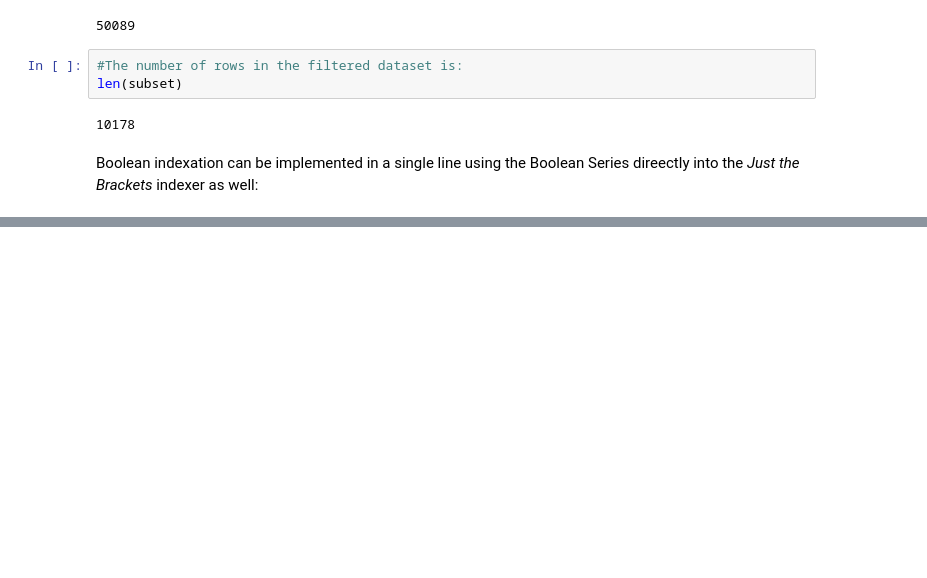
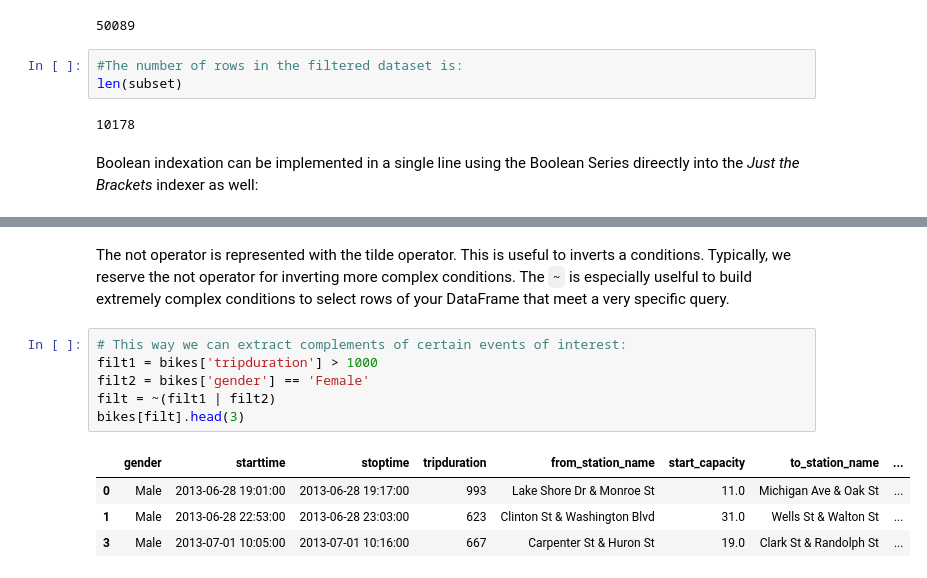
Before and after one commit to bizzaccelerator/Data-Science-Study-Notes, a Jupyter notebook: 3. Data managing using Pandas - Part 2.ipynb, the cells around one changed output, grey strips where cells are left out. Drawn from its saved outputs; the diff is of its cells as text; blank space fills up the shorter version.

```diff
--- a/3. Data managing using Pandas - Part 2.ipynb
+++ b/3. Data managing using Pandas - Part 2.ipynb
@@ -352,0 +381,13 @@ bikes[bikes['tripduration'] > 1000].head()
+# %% [markdown]
+The not operator is represented with the tilde operator. This is useful to inverts a conditions. Typically, we reserve the not operator for inverting more complex conditions. The `~` is especially uselful to build extremely complex conditions to select rows of your DataFrame that meet a very specific query.
+# %%
+# This way we can extract complements of certain events of interest:
+filt1 = bikes['tripduration'] > 1000
+filt2 = bikes['gender'] == 'Female'
+filt = ~(filt1 | filt2)
+bikes[filt].head(3)
+# %% [output]
+|  | gender | starttime | stoptime | tripduration | from_station_name | start_capacity | to_station_name | ... |
+| 0 | Male | 2013-06-28 19:01:00 | 2013-06-28 19:17:00 | 993 | Lake Shore Dr & Monroe St | 11.0 | Michigan Ave & Oak St | ... |
+| 1 | Male | 2013-06-28 22:53:00 | 2013-06-28 23:03:00 | 623 | Clinton St & Washington Blvd | 31.0 | Wells St & Walton St | ... |
+| 3 | Male | 2013-07-01 10:05:00 | 2013-07-01 10:16:00 | 667 | Carpenter St & Huron St | 19.0 | Clark St & Randolph St | ... |
```
Also changed, not shown: parts of 22 cells of this notebook.
